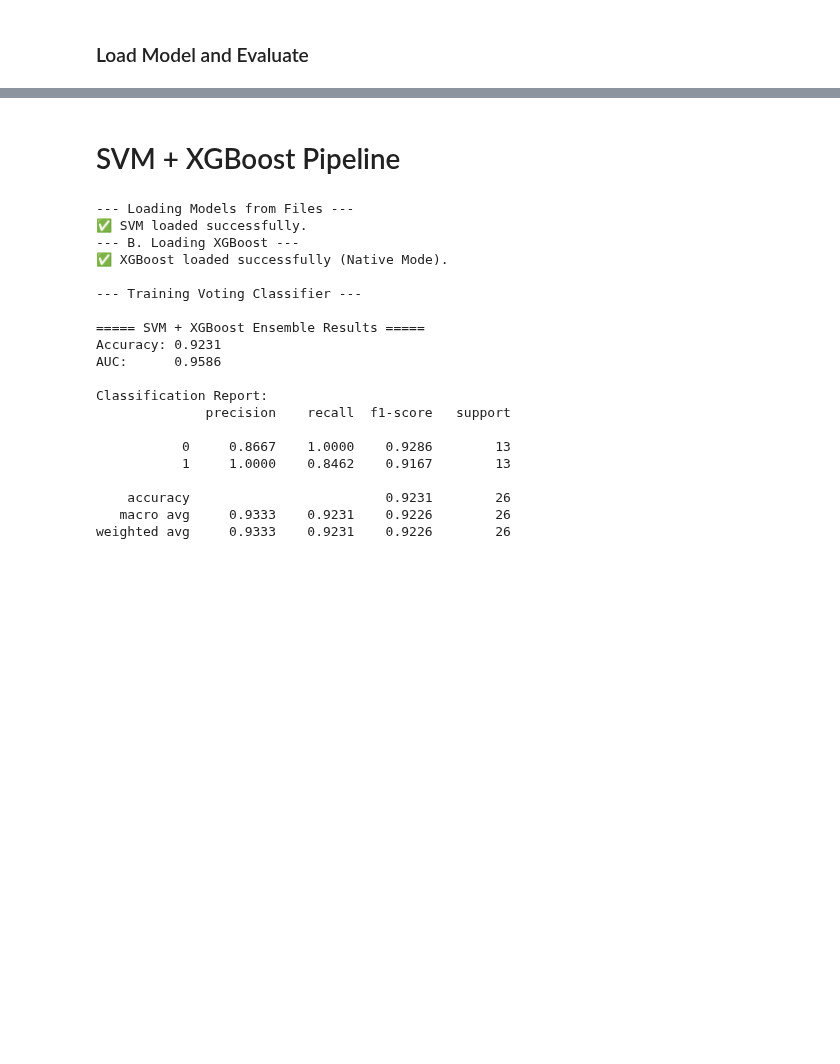
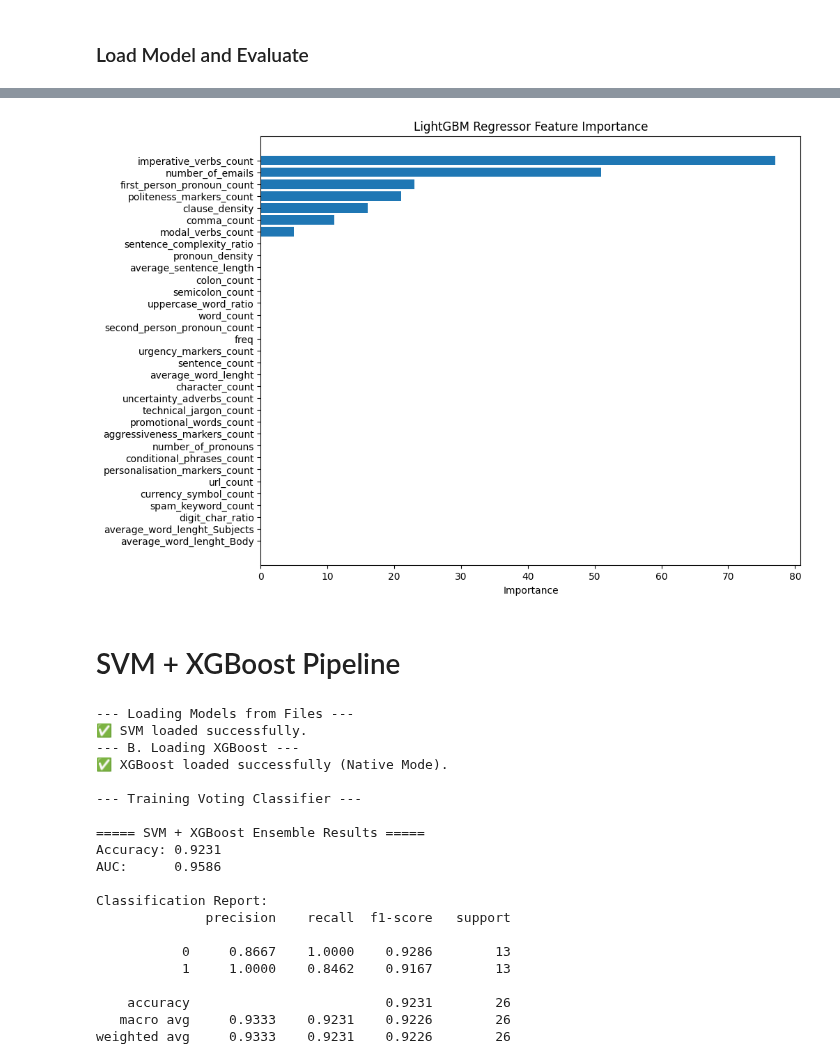
Before and after one commit to Keeta-Kimila/classification-model-that-email-between-Legitimate-or-Phishing, a Jupyter notebook: source_code/feature_extraction_and_model.ipynb, the cells around one changed output, grey strips where cells are left out. Cells and saved outputs as stored; diff of their text form; code cells hidden in the pictures; blank space fills up the shorter version.

```diff
--- a/source_code/feature_extraction_and_model.ipynb
+++ b/source_code/feature_extraction_and_model.ipynb
@@ -1470,13 +1470,21 @@ joblib.dump(best_model_lightgbm, "lightgbm_model_new.pkl")
 # %% [markdown]
 ### Load and Evaluate Model
 # %%
+import lightgbm as lgb
+from sklearn.model_selection import GridSearchCV, StratifiedKFold
+from sklearn.metrics import (
+    accuracy_score, precision_score, recall_score,
+    f1_score, roc_auc_score, confusion_matrix
+)
+import matplotlib.pyplot as plt
+import joblib
 import seaborn as sns
 # ----------------------------
 # 6) Predict using best model
 # ----------------------------
 
 # Load model later
-best_model_lightgbm = joblib.load("lightgbm_model.pkl")
+best_model_lightgbm = joblib.load("lightgbm_model_new.pkl")
 
 X_train = data_train.drop(["label_value","Subject","Body","Label"], axis=1)
 y_train = data_train["label_value"]
@@ -1623,20 +1647,23 @@ import numpy as np
 # ----------------------------
 # 1) Prepare X and y
 # ----------------------------
-X_train = data_train.drop(["label_value", "Subject", "Body", "Label"], axis=1)
-y_train = data_train["label_value"]
+
+X_train = datatrain_select.drop(["error_probability","tranform"], axis=1).reset_index(drop=True)
+y_train = datatrain_select["tranform"].reset_index(drop=True)
 
 X_test = data_test.drop(["label_value", "Subject", "Body", "Label"], axis=1)
-y_test = data_test["label_value"]
+y_test = y_test_error
 
 # ----------------------------
 # 2) Hyperparameter Search Space
 # ----------------------------
 param_grid = {
     "max_depth": [-1],
-    "n_estimators": [i for i in range(51, 402) if i % 2 == 1],
+    "n_estimators": [51],
     "learning_rate": [round(i * 0.01, 2) for i in range(1, 11)],
-    "num_leaves": [i for i in range(10, 101) if i % 2 == 1]
+    "num_leaves": [int(i) for i in range(2, 32)],
+    "min_child_samples": [int(i) for i in range(1, 14)],
+    "reg_lambda" : [0.1]
 }
 
 # ----------------------------
@@ -1690,13 +1728,13 @@ joblib.dump(best_model_lightgbm_error, "lightgbm_model_error.pkl")
 # ----------------------------
 # 6) Evaluate on Test Set
 # ----------------------------
-best_model_lightgbm_error = joblib.load("lightgbm_model_error.pkl")
+# best_model_lightgbm_error = joblib.load("lightgbm_model_error.pkl")
 
-X_train = data_train.drop(["label_value","Subject","Body","Label"], axis=1)
-y_train = data_train["label_value"]
+X_train = datatrain_select.drop(["error_probability","tranform"], axis=1).reset_index(drop=True)
+y_train = datatrain_select["tranform"].reset_index(drop=True)
 
 X_test = data_test.drop(["label_value","Subject","Body","Label"], axis=1)
-y_test = data_test["label_value"]
+y_test = y_test_error
 
 y_pred = best_model_lightgbm_error.predict(X_test)
 
@@ -1705,8 +1743,17 @@ rmse = np.sqrt(mse)
 mae = mean_absolute_error(y_test, y_pred)
 r2 = r2_score(y_test, y_pred)
 
+mse_train = mean_squared_error(y_train, best_model_lightgbm_error.predict(X_train))
+rmse_train = np.sqrt(mse_train)
+mae_train = mean_absolute_error(y_train, best_model_lightgbm_error.predict(X_train))
+r2_train = r2_score(y_train, best_model_lightgbm_error.predict(X_train))
 print("\n=== LightGBM Regression Evaluation ===")
 print(f"MSE  : {mse:.4f}")
 print(f"RMSE : {rmse:.4f}")
 print(f"MAE  : {mae:.4f}")
 print(f"R²   : {r2:.4f}")
+print("\n=== LightGBM Regression Evaluation (Train) ===")
+print(f"MSE  : {mse_train:.4f}")
+print(f"RMSE : {rmse_train:.4f}")
+print(f"MAE  : {mae_train:.4f}")
+print(f"R²   : {r2_train:.4f}")
@@ -1713,20 +1778,22 @@ print(f"R²   : {r2:.4f}")
 # %%
 import matplotlib.pyplot as plt
 import pandas as pd
 
 feature_names = X_train.columns
 
 importance_df = pd.DataFrame({
     "Feature": feature_names,
-    "Importance": best_model_lightgbm.feature_importances_
+    "Importance": best_model_lightgbm_error.feature_importances_
 }).sort_values("Importance", ascending=False)
 
 plt.figure(figsize=(10,8))
 plt.barh(importance_df["Feature"], importance_df["Importance"])
 plt.gca().invert_yaxis()
 plt.title("LightGBM Regressor Feature Importance")
 plt.xlabel("Importance")
 plt.show()
+# %% [output]
+[figure, added]
 # %% [markdown]
 # SVM + XGBoost Pipeline
 # %%
```
Also changed, not shown: parts of 8 cells of this notebook.
